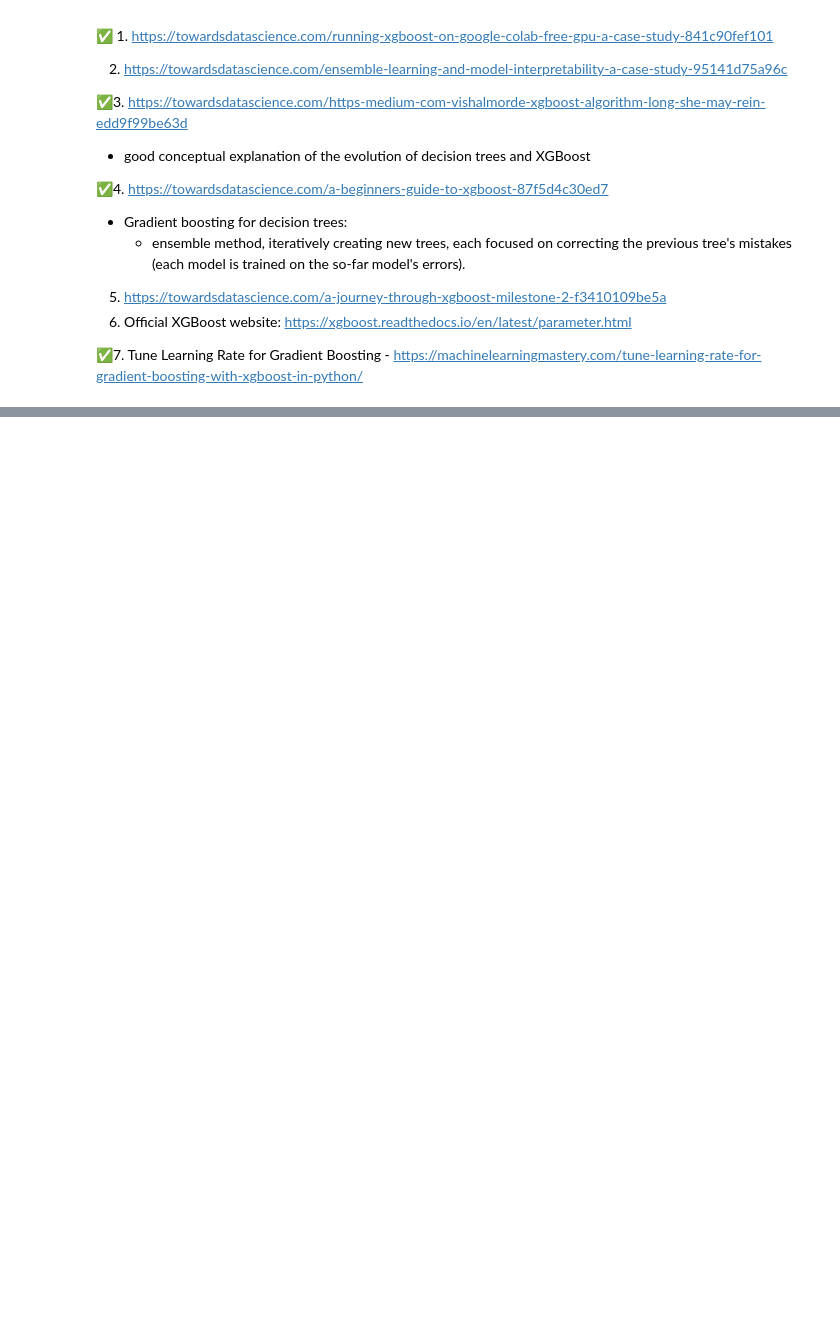
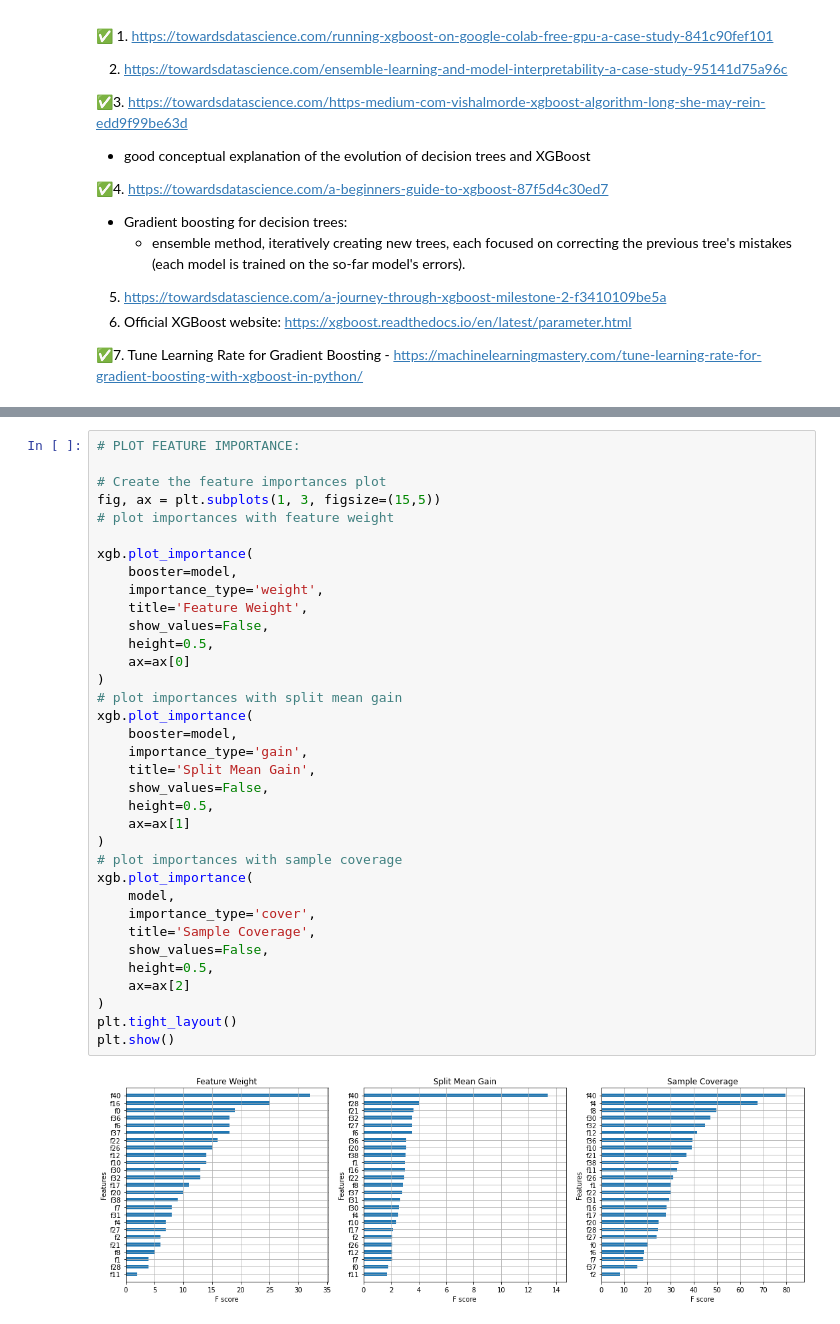
Before and after one commit to etgins/Mice_ASD_Diagnosis, a Jupyter notebook: final_classification.ipynb, the cells around one changed output, grey strips where cells are left out. Cells and saved outputs as stored; diff of their text form; blank space fills up the shorter version.

```diff
--- a/final_classification.ipynb
+++ b/final_classification.ipynb
@@ -199 +227,38 @@ Confusion Matrix:
+# %%
+# PLOT FEATURE IMPORTANCE:
+
+# Create the feature importances plot
+fig, ax = plt.subplots(1, 3, figsize=(15,5))
+# plot importances with feature weight
+
+xgb.plot_importance(
+    booster=model,
+    importance_type='weight',
+    title='Feature Weight',
+    show_values=False,
+    height=0.5,
+    ax=ax[0]
+)
+# plot importances with split mean gain
+xgb.plot_importance(
+    booster=model,
+    importance_type='gain',
+    title='Split Mean Gain',
+    show_values=False,
+    height=0.5,
+    ax=ax[1]
+)
+# plot importances with sample coverage
+xgb.plot_importance(
+    model,
+    importance_type='cover',
+    title='Sample Coverage',
+    show_values=False,
+    height=0.5,
+    ax=ax[2]
+)
+plt.tight_layout()
+plt.show()
+# %% [output]
+[figure, added]
 # %% [markdown]
```
Also changed, not shown: parts of 25 cells of this notebook.
